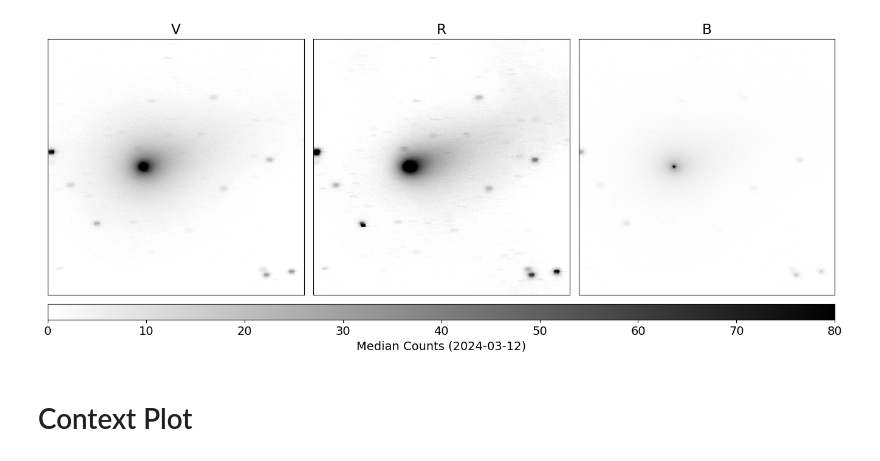
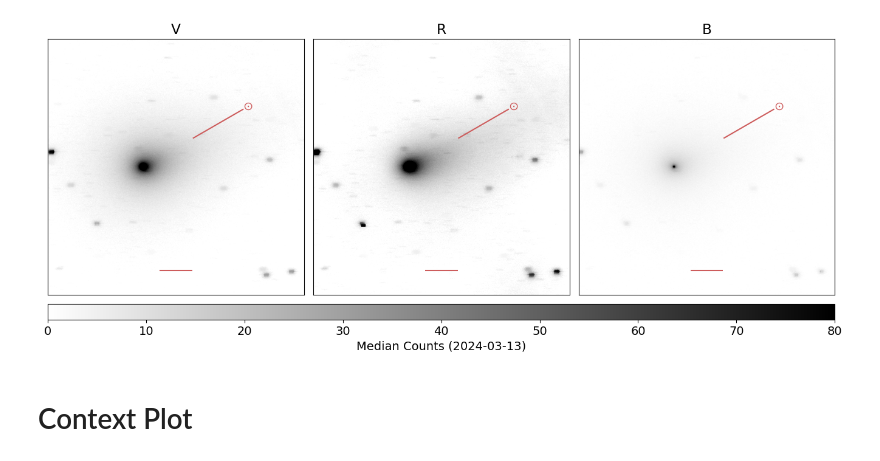
Before and after one commit to daraghhollman/Comet62P-Tsuchinshan, a Jupyter notebook: Scripts/plotting.ipynb, the cells around one changed output. Cells and saved outputs as stored; diff of their text form; code cells hidden in the pictures.

Commit message:
Added scale bar and sun vector to image plots

```diff
--- a/Scripts/plotting.ipynb
+++ b/Scripts/plotting.ipynb
@@ -22,33 +22,65 @@ B = ctk.GetImage(f"../../Python/DataProducts/StackedImages/Day12/bStacked.fits")
 # %%
 fig = plt.figure(figsize=(18, 6))
 
 titles = ["V", "R", "B"]
 images = [V, R, B]
-limits = [(0, 80), (0, 80), (0, 80)]
+limits = [(0, 80)]*3
 
 grid = ImageGrid(fig, 111,          # as in plt.subplot(111)
                  nrows_ncols=(1,3),
                  axes_pad=0.15,
                  share_all=True,
                  cbar_location="bottom",
                  cbar_mode="single",
                  cbar_size="2%",
                  cbar_pad=0,
                  )
 
 for i, ax in enumerate(grid):
     im = ax.imshow(images[i], vmin=limits[i][0], vmax=limits[i][1], cmap="binary")
 
     ax.set_xticks([])
     ax.set_yticks([])
 
     ax.set_title(titles[i])
+    ax.set_aspect("equal")
 
-ax.cax.colorbar(im, label="Median Counts (2024-03-12)")
+ax.cax.colorbar(im, label="Median Counts (2024-03-13)")
+
+
+# Adding sun vector
+pa = 300 # degrees
+
+def SunVector(x, pa):
+    y = -(x) * np.tan((pa+90) * np.pi / 180)
+    return y
+
+for ax in grid:
+    length = 300
+    spacing = 300
+    xOffset = 580
+    yOffset = 773
+    lineRange = np.linspace(0, length, 100)
+    ax.plot((lineRange + xOffset + spacing), (SunVector(lineRange, pa) + yOffset + SunVector(spacing, pa)),
+            color="indianred")
+
+    ax.text(xOffset + spacing + length, SunVector(spacing + length, pa) + yOffset, r"$\odot$", color="indianred")
+
+# Adding scale bar
+for ax in grid:
+    sizeKm = 50000 # km
+    cometDistance = 0.585 * 1.496e8 # au to km
+
+    sizePx = (180 * 3600) / (0.6 * np.pi) * np.arctan2(sizeKm, cometDistance)
+
+    centre = (len(images[0]) / 2)
+
+    ax.hlines([1400], xmin=centre - sizePx/2, xmax=centre + sizePx/2, color="indianred")
+
 
 plt.savefig("../../Writing/Thesis/images/stacked_comets.pdf", format="pdf", bbox_inches="tight")
 # %% [output]
-[figure, old version]
+[figure, new version]
 # %% [markdown]
 # Context Plot
 # %%
```
Also changed, not shown: 1 other file.
